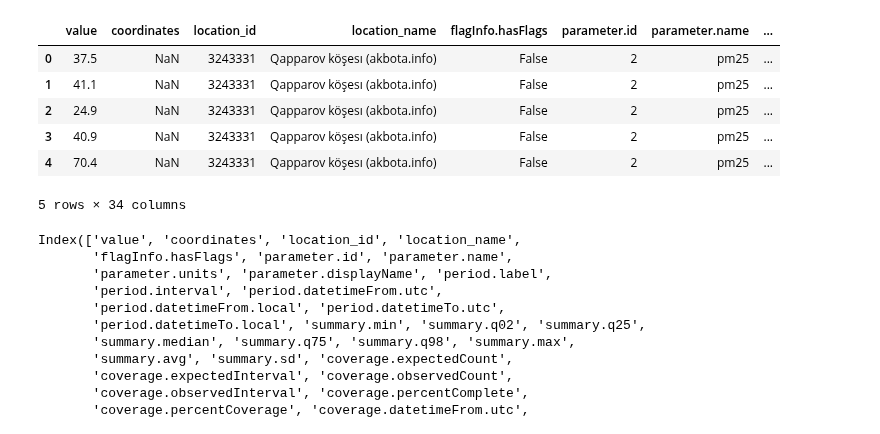
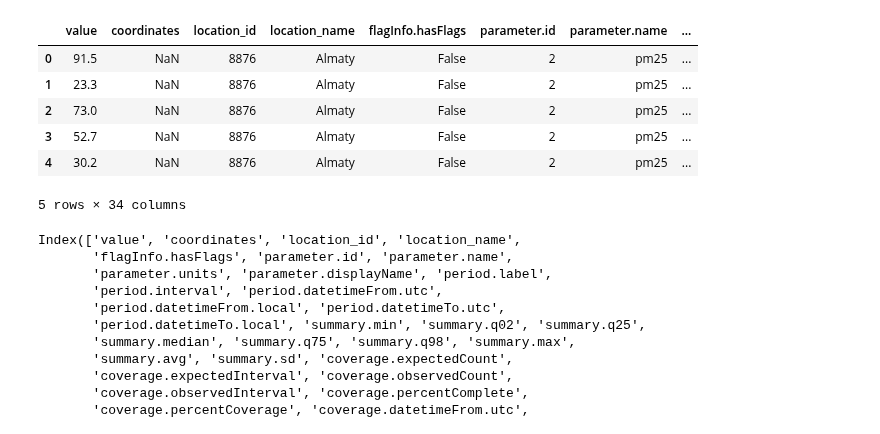
Before and after one commit to iencislennon/Next-Day-PM2.5-Air-Quality-Forecasting-forAlmaty, a Jupyter notebook: exploratory/sandbox.ipynb, the cells around one changed output. Drawn from its saved outputs; the diff is of its cells as text; code cells hidden in the pictures.

```diff
--- a/exploratory/sandbox.ipynb
+++ b/exploratory/sandbox.ipynb
@@ -24,15 +24,15 @@ import matplotlib.pyplot as plt
 import seaborn as sns
 %matplotlib inline
 # %%
-df = pd.read_csv('/Users/ansartleubayev/Documents/20 projects /Almaty_PM2.5.csv')
+df = pd.read_csv('/Users/ansartleubayev/Documents/20 projects /data/Almaty_PM2.5.csv')
 df.head()
 # %% [output]
 |  | value | coordinates | location_id | location_name | flagInfo.hasFlags | parameter.id | parameter.name | ... |
-| 0 | 37.5 | NaN | 3243331 | Qapparov köşesı (akbota.info) | False | 2 | pm25 | ... |
-| 1 | 41.1 | NaN | 3243331 | Qapparov köşesı (akbota.info) | False | 2 | pm25 | ... |
-| 2 | 24.9 | NaN | 3243331 | Qapparov köşesı (akbota.info) | False | 2 | pm25 | ... |
-| 3 | 40.9 | NaN | 3243331 | Qapparov köşesı (akbota.info) | False | 2 | pm25 | ... |
-| 4 | 70.4 | NaN | 3243331 | Qapparov köşesı (akbota.info) | False | 2 | pm25 | ... |
+| 0 | 91.5 | NaN | 8876 | Almaty | False | 2 | pm25 | ... |
+| 1 | 23.3 | NaN | 8876 | Almaty | False | 2 | pm25 | ... |
+| 2 | 73.0 | NaN | 8876 | Almaty | False | 2 | pm25 | ... |
+| 3 | 52.7 | NaN | 8876 | Almaty | False | 2 | pm25 | ... |
+| 4 | 30.2 | NaN | 8876 | Almaty | False | 2 | pm25 | ... |
 5 rows × 34 columns
 # %%
 df.columns
```
Also changed, not shown: parts of 22 cells of this notebook, 2 other files.
